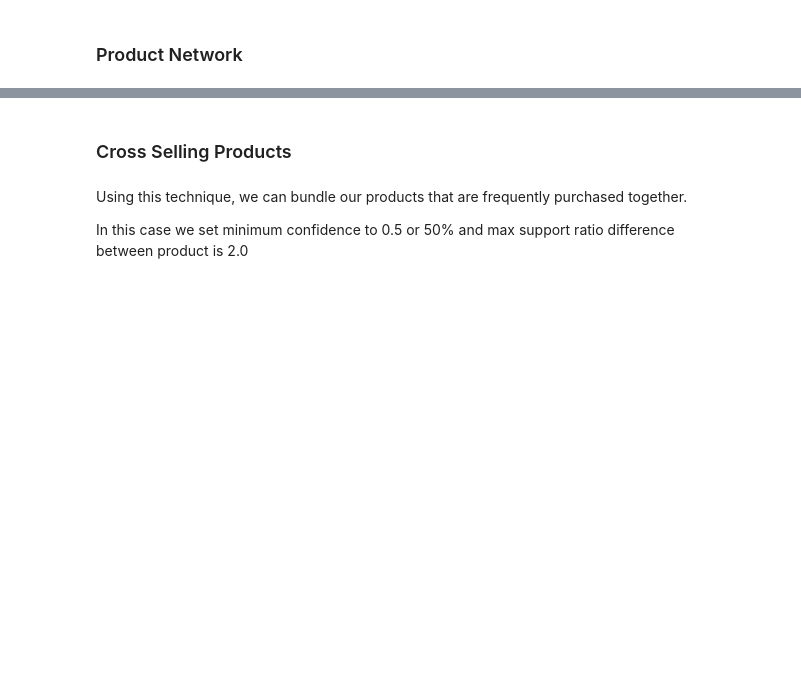
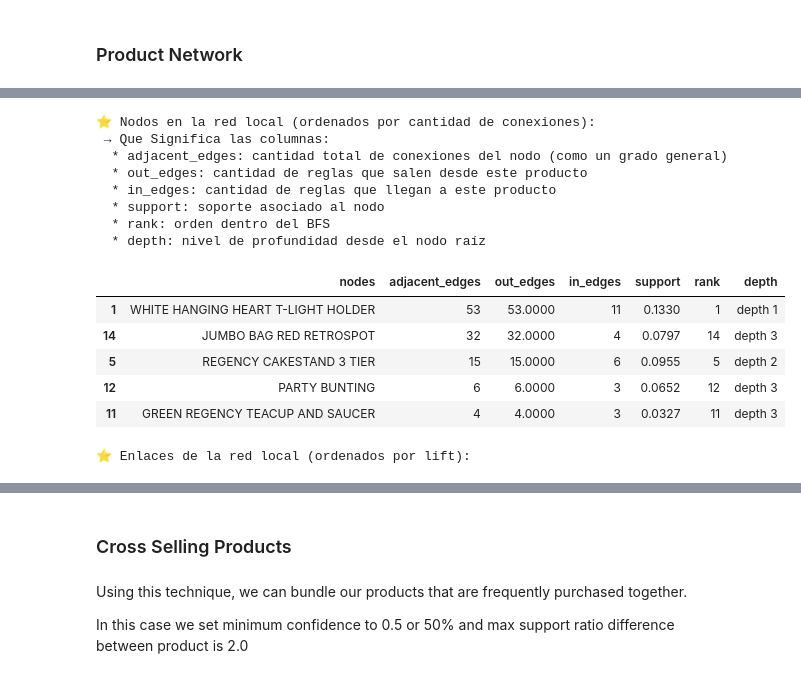
Before and after one commit to mvlarra/Final_Project_MBA, a Jupyter notebook: notebooks/market_basket_analysis_VL.ipynb, the cells around one changed output, grey strips where cells are left out. Saved outputs shown, nothing was run; the diff lists cells and outputs as text; code cells hidden in the pictures; blank space fills up the shorter version.

```diff
--- a/notebooks/market_basket_analysis_VL.ipynb
+++ b/notebooks/market_basket_analysis_VL.ipynb
@@ -870,10 +927,47 @@ After we know our network profile, we can select and assess individual product n
 # %%
-MyPN = ProductNetwork(rules)
-df_bfs, rules_bfs = MyPN.get_bfs_rules(
-    products= ['RED HANGING HEART T-LIGHT HOLDER'],
-    metric= 'support',
-    threshold=0,
-    max_depth=3,
-    top_n=5
+# ◯ Paso 37: Generar las características del grafo local para ese producto
+
+# ✓ get_graph_features():
+#   - Toma los nodos y reglas resultantes de get_bfs_rules
+#   - strict_rules=True: asegura que solo se incluyen relaciones exactas, sin expandirse con otras no conectadas
+
+# ✨ Devuelve:
+#   - df_nodes_pn: nodos involucrados en la red del producto seleccionado
+#   - df_edges_pn: reglas que los conectan entre sí
+
+df_nodes_pn, df_edges_pn = MyPN.get_graph_features(
+    df_bfs,
+    rules_bfs,
+    strict_rules=True
 )
-df_nodes_pn, df_edges_pn = MyPN.get_graph_features(df_bfs, rules_bfs, strict_rules=True)
+
+# ✓ (3) Nodos en la red local con información estructural útil. Ver Métricas de centralidad de cada nodo (Información de los nodos del grafo local)
+print("\n⭐ Nodos en la red local (ordenados por cantidad de conexiones):")
+print(" → Que Significa las columnas:")
+print("  * adjacent_edges: cantidad total de conexiones del nodo (como un grado general)")
+print("  * out_edges: cantidad de reglas que salen desde este producto")
+print("  * in_edges: cantidad de reglas que llegan a este producto")
+print("  * support: soporte asociado al nodo")
+print("  * rank: orden dentro del BFS")
+print("  * depth: nivel de profundidad desde el nodo raíz")
+display(df_nodes_pn[['nodes', 'adjacent_edges', 'out_edges', 'in_edges', 'support', 'rank','depth']].sort_values('adjacent_edges', ascending=False).head())
+
+# ✓ (4)  Reglas destacadas por fuerza (lift): Relaciones entre los nodos en la red local
+print("\n⭐ Enlaces de la red local (ordenados por lift):")
+display(df_edges_pn[['antecedents', 'consequents', 'support', 'confidence', 'lift']].sort_values('lift', ascending=False).head())
+# %% [output]
+⭐ Nodos en la red local (ordenados por cantidad de conexiones):
+ → Que Significa las columnas:
+  * adjacent_edges: cantidad total de conexiones del nodo (como un grado general)
+  * out_edges: cantidad de reglas que salen desde este producto
+  * in_edges: cantidad de reglas que llegan a este producto
+  * support: soporte asociado al nodo
+  * rank: orden dentro del BFS
+  * depth: nivel de profundidad desde el nodo raíz
+|  | nodes | adjacent_edges | out_edges | in_edges | support | rank | depth |
+| 1 | WHITE HANGING HEART T-LIGHT HOLDER | 53 | 53.0000 | 11 | 0.1330 | 1 | depth 1 |
+| 14 | JUMBO BAG RED RETROSPOT | 32 | 32.0000 | 4 | 0.0797 | 14 | depth 3 |
+| 5 | REGENCY CAKESTAND 3 TIER | 15 | 15.0000 | 6 | 0.0955 | 5 | depth 2 |
+| 12 | PARTY BUNTING | 6 | 6.0000 | 3 | 0.0652 | 12 | depth 3 |
+| 11 | GREEN REGENCY TEACUP AND SAUCER | 4 | 4.0000 | 3 | 0.0327 | 11 | depth 3 |
+⭐ Enlaces de la red local (ordenados por lift):
```
Also changed, not shown: parts of 16 cells of this notebook.
